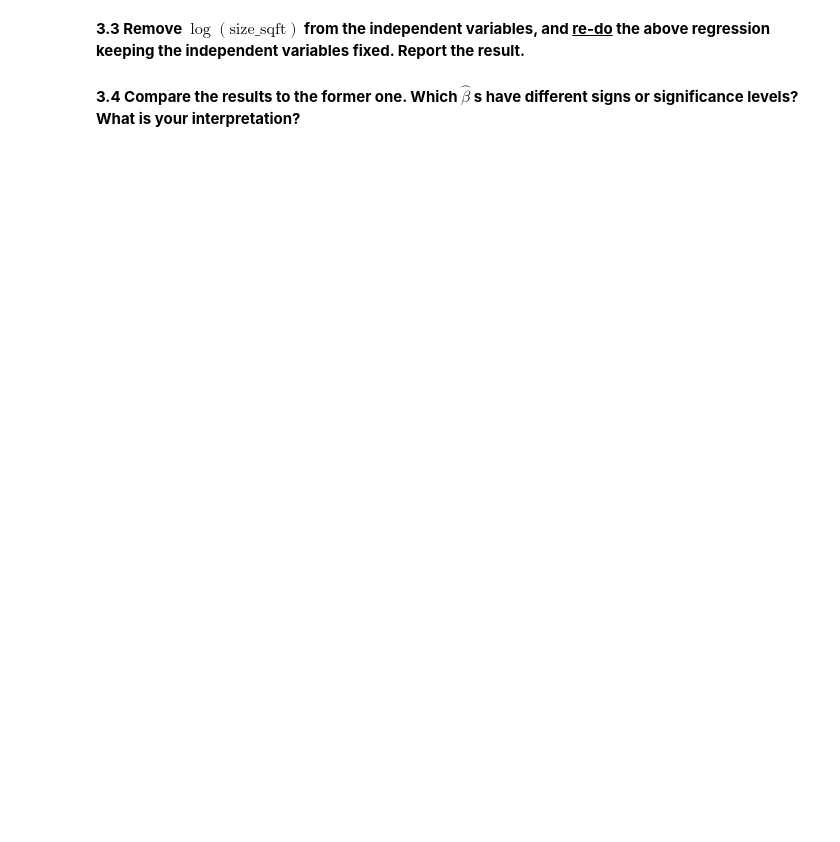
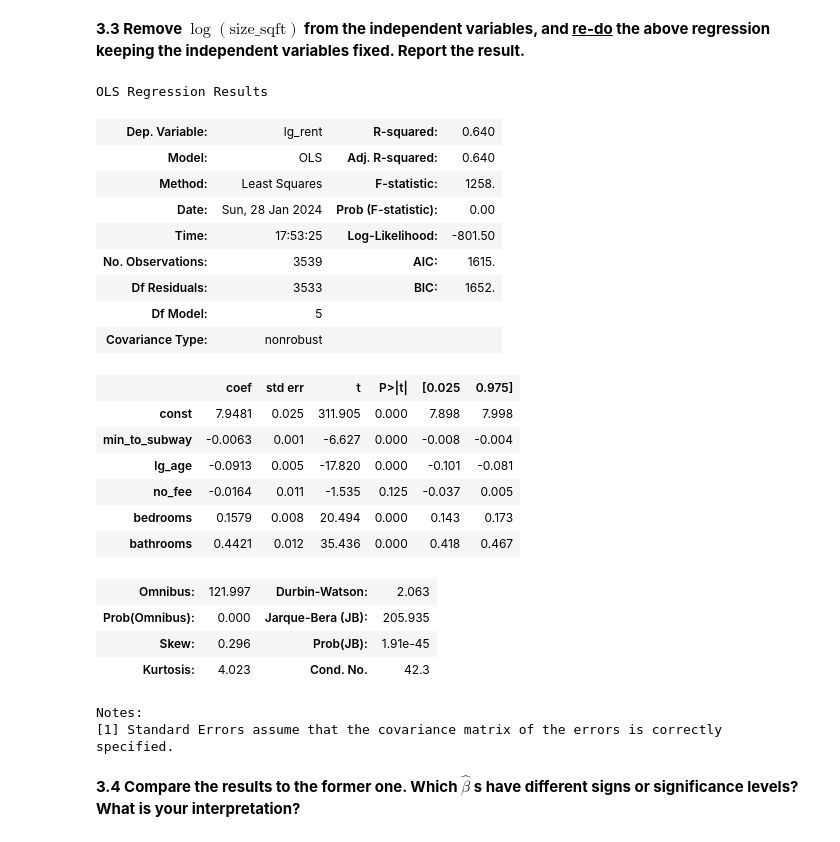
Before and after one commit to leobruell/real-estate-analytics, a Jupyter notebook: Homework/module1_homework_leo_bruell.ipynb, the cells around one changed output. Drawn from its saved outputs; the diff is of its cells as text; code cells hidden in the pictures; blank space fills up the shorter version.

```diff
--- a/Homework/module1_homework_no_sol.ipynb
+++ b/Homework/module1_homework_leo_bruell.ipynb
@@ -178,6 +268,36 @@ $$
 **3.3 Remove $\log(\text{size_sqft})$ from the independent variables, and <u>re-do</u> the above regression keeping the independent variables fixed. Report the result.**
 # %%
 # insert code here
+X = df[['min_to_subway','lg_age','no_fee','bedrooms','bathrooms']]
+y = df['lg_rent']
+X = sm.add_constant(X)
+model = sm.OLS(y, X)
+result = model.fit()
+result.summary()
+# %% [output]
+OLS Regression Results
+| Dep. Variable: | lg_rent | R-squared: | 0.640 |
+| Model: | OLS | Adj. R-squared: | 0.640 |
+| Method: | Least Squares | F-statistic: | 1258. |
+| Date: | Sun, 28 Jan 2024 | Prob (F-statistic): | 0.00 |
+| Time: | 17:53:25 | Log-Likelihood: | -801.50 |
+| No. Observations: | 3539 | AIC: | 1615. |
+| Df Residuals: | 3533 | BIC: | 1652. |
+| Df Model: | 5 |  |  |
+| Covariance Type: | nonrobust |  |  |
+|  | coef | std err | t | P>|t| | [0.025 | 0.975] |
+| const | 7.9481 | 0.025 | 311.905 | 0.000 | 7.898 | 7.998 |
+| min_to_subway | -0.0063 | 0.001 | -6.627 | 0.000 | -0.008 | -0.004 |
+| lg_age | -0.0913 | 0.005 | -17.820 | 0.000 | -0.101 | -0.081 |
+| no_fee | -0.0164 | 0.011 | -1.535 | 0.125 | -0.037 | 0.005 |
+| bedrooms | 0.1579 | 0.008 | 20.494 | 0.000 | 0.143 | 0.173 |
+| bathrooms | 0.4421 | 0.012 | 35.436 | 0.000 | 0.418 | 0.467 |
+| Omnibus: | 121.997 | Durbin-Watson: | 2.063 |
+| Prob(Omnibus): | 0.000 | Jarque-Bera (JB): | 205.935 |
+| Skew: | 0.296 | Prob(JB): | 1.91e-45 |
+| Kurtosis: | 4.023 | Cond. No. | 42.3 |
+Notes:
+[1] Standard Errors assume that the covariance matrix of the errors is correctly specified.
 # %% [markdown]
 **3.4 Compare the results to the former one. Which $\hat{\beta}$ s have different signs or significance levels? What is your interpretation?**
 # %% [markdown]
```
Also changed, not shown: parts of 14 cells of this notebook, 1 other file.
